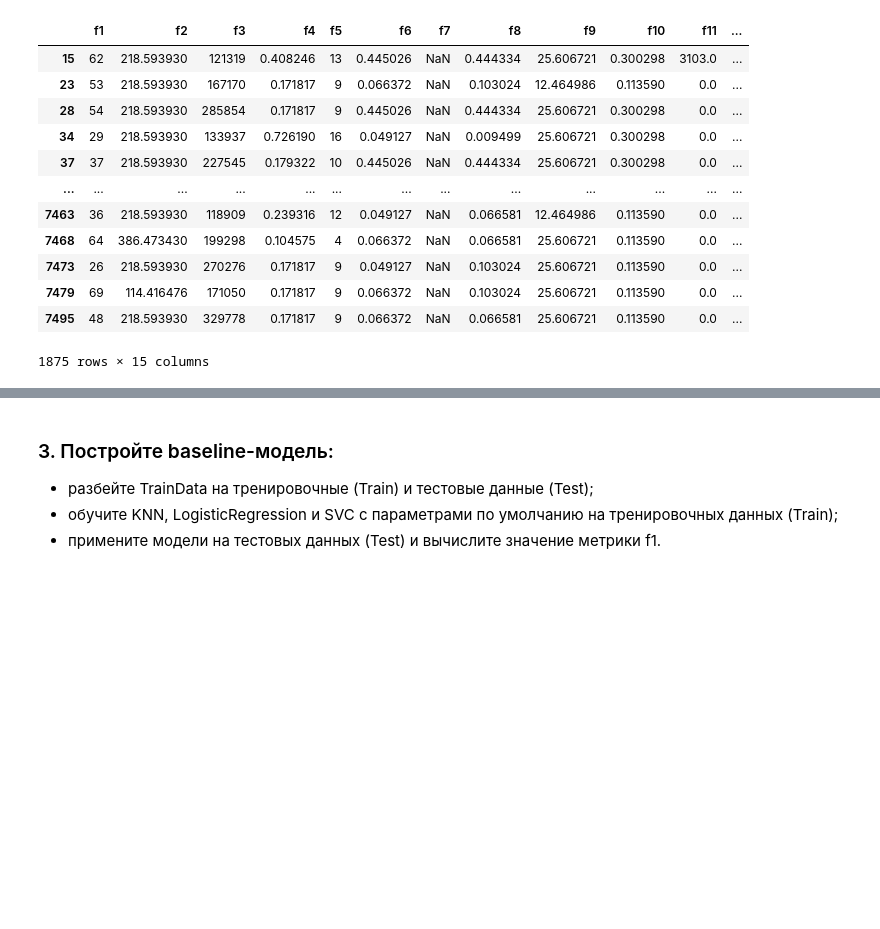
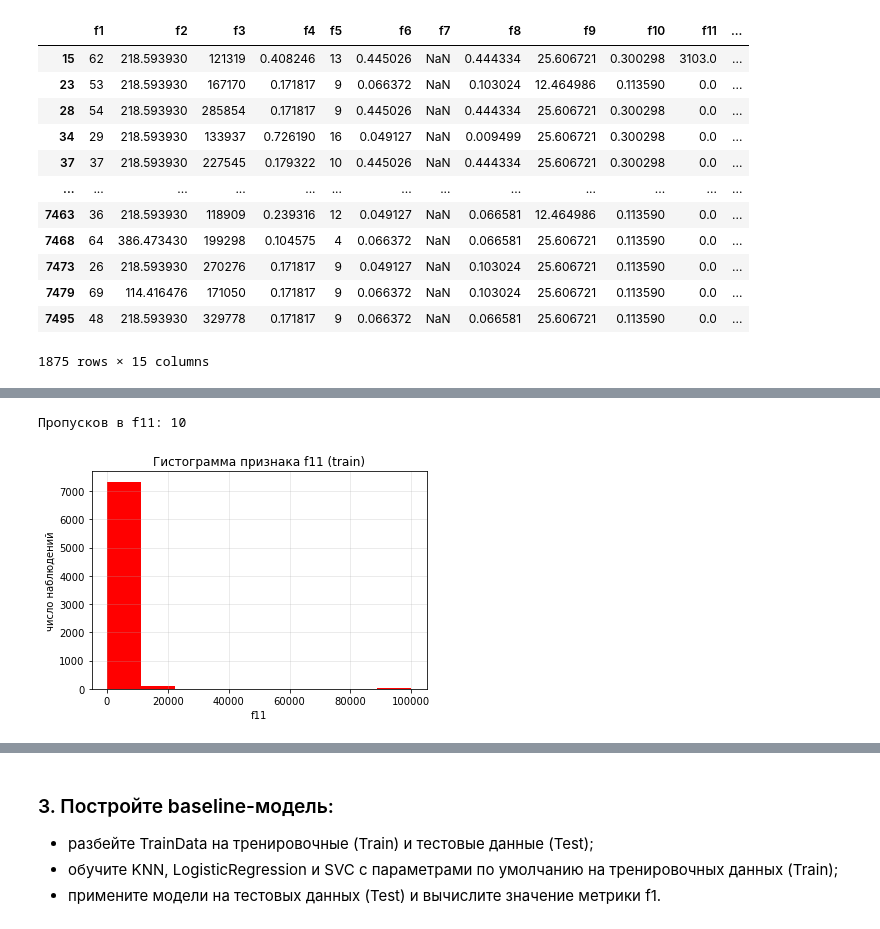
Before and after one commit to RashidUmarov/SVM_Module_9, a Jupyter notebook: Практическая работа. Линейная классификация. Метод опорных векторов.ipynb, the cells around one changed output, grey strips where cells are left out. Saved outputs shown, nothing was run; the diff lists cells and outputs as text; code cells hidden in the pictures; blank space fills up the shorter version.

```diff
--- a/Практическая работа. Линейная классификация. Метод опорных векторов.ipynb
+++ b/Практическая работа. Линейная классификация. Метод опорных векторов.ipynb
@@ -203,0 +240,20 @@ plt.show()
+# %%
+# Считаем, сколько пропусков
+n_missing = Xtrain['f11'].isna().sum()
+print(f'Пропусков в f11: {n_missing}')
+
+# Рисуем гистограмму без пропусков
+(
+    Xtrain['f11']        # берём столбец
+      .dropna()         # выкидываем NaN'ы
+      .hist(bins=9, color='r')
+)
+
+plt.xlabel('f11')
+plt.ylabel('число наблюдений')
+plt.title('Гистограмма признака f11 (train)')
+plt.grid(True, alpha=.3)
+plt.show()
+# %% [output]
+Пропусков в f11: 10
+[figure, added]
```
Also changed, not shown: parts of 107 cells of this notebook, 2 other files.
